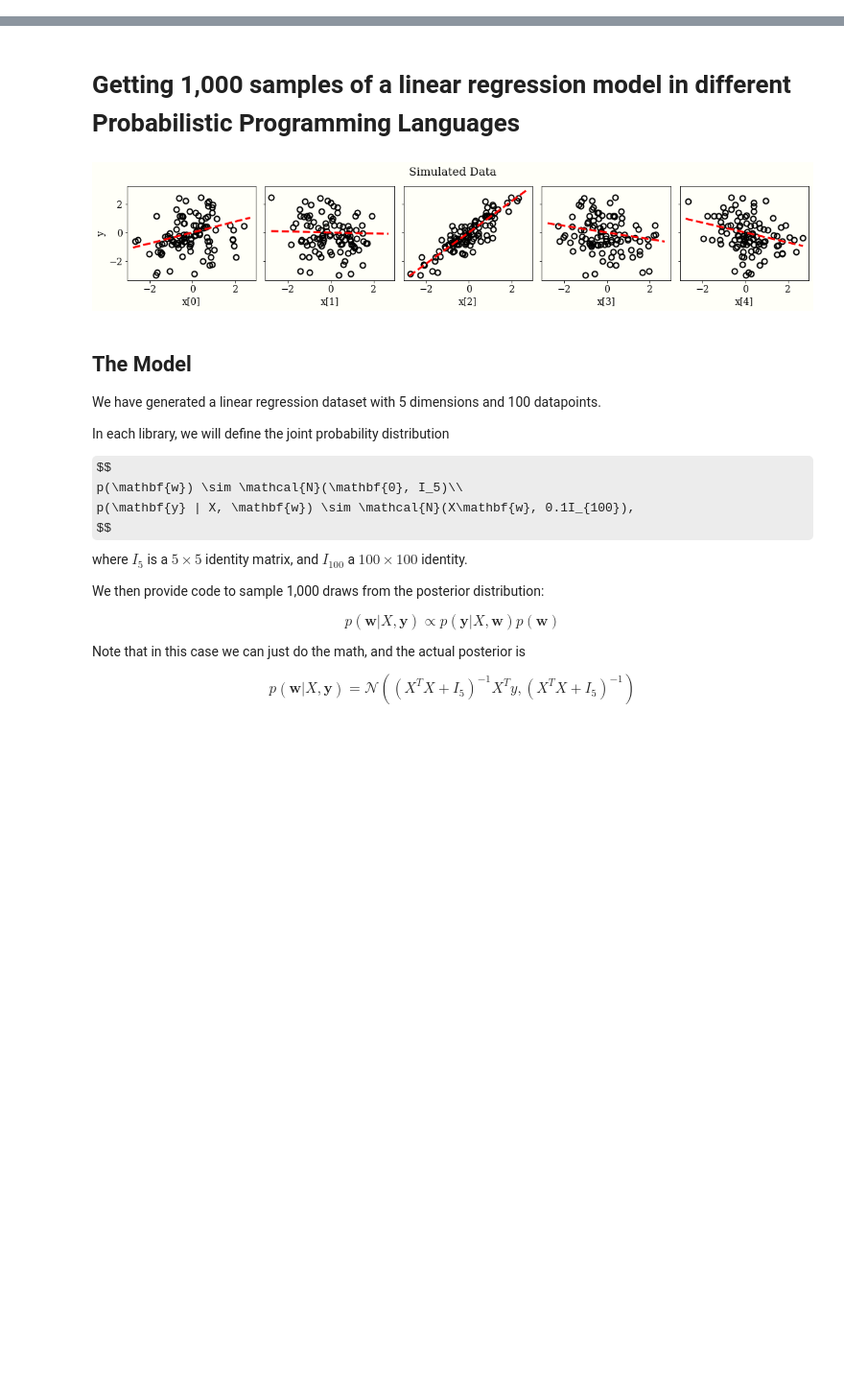
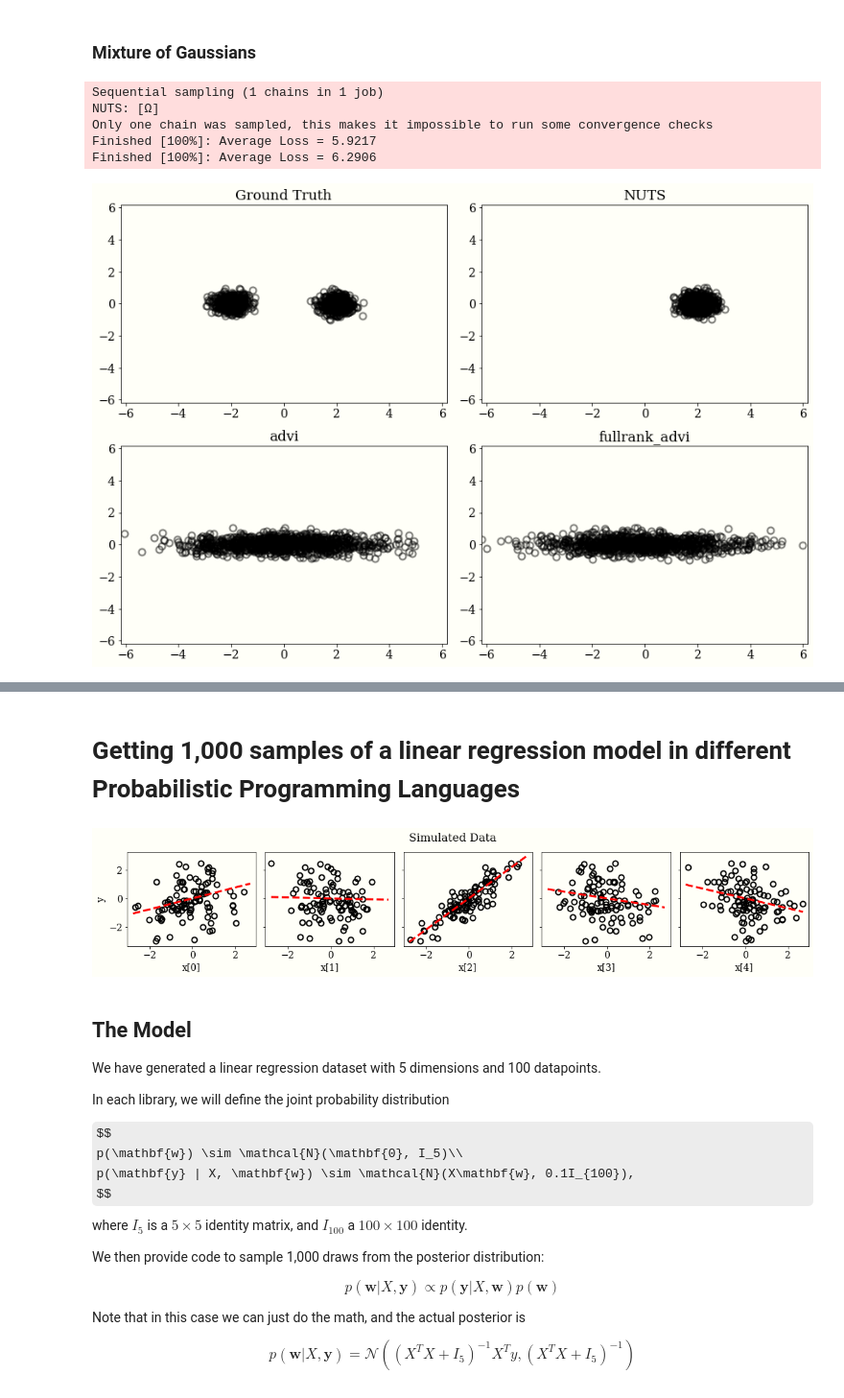
Before and after one commit to fonnesbeck/Bayes_Computing_Course, a Jupyter notebook: notebooks/Section5_3-PPLs.ipynb, the cells around one changed output, grey strips where cells are left out. Shown at 96% size. Drawn from its saved outputs; the diff is of its cells as text; code cells hidden in the pictures; some formulas as TeX source; blank space fills up the shorter version.

```diff
--- a/notebooks/Section5_3-PPLs.ipynb
+++ b/notebooks/Section5_3-PPLs.ipynb
@@ -24,0 +238,23 @@ plt.rcParams.update({
+# %% [markdown]
+### Mixture of Gaussians
+# %%
+class MoG(object):
+    def __init__(self, centers, sds):
+        covs = [tt.as_tensor([[sd, 0], [0, sd]]) for sd in sds]
+
+        self.rvs = [pm.MvNormal.dist(mu=center, cov=cov, shape=2) for center, cov in zip(centers, covs)]
+
+    def random(self, size=1):
+        return np.array([rv.random() for rv in np.random.choice(self.rvs, size=size)])
+
+    def logp(self, value):
+        return pm.math.logsumexp([rv.logp(value) for rv in self.rvs]) - np.log(len(self.rvs))
+
+sample_and_plot(MoG(centers=[np.array([-2, 0]), np.array([2, 0])], sds=[0.1, 0.1]))
+# %% [output]
+Sequential sampling (1 chains in 1 job)
+NUTS: [Ω]
+Only one chain was sampled, this makes it impossible to run some convergence checks
+Finished [100%]: Average Loss = 5.9217
+Finished [100%]: Average Loss = 6.2906
+[figure, added]
```
Also changed, not shown: parts of 34 cells of this notebook.
